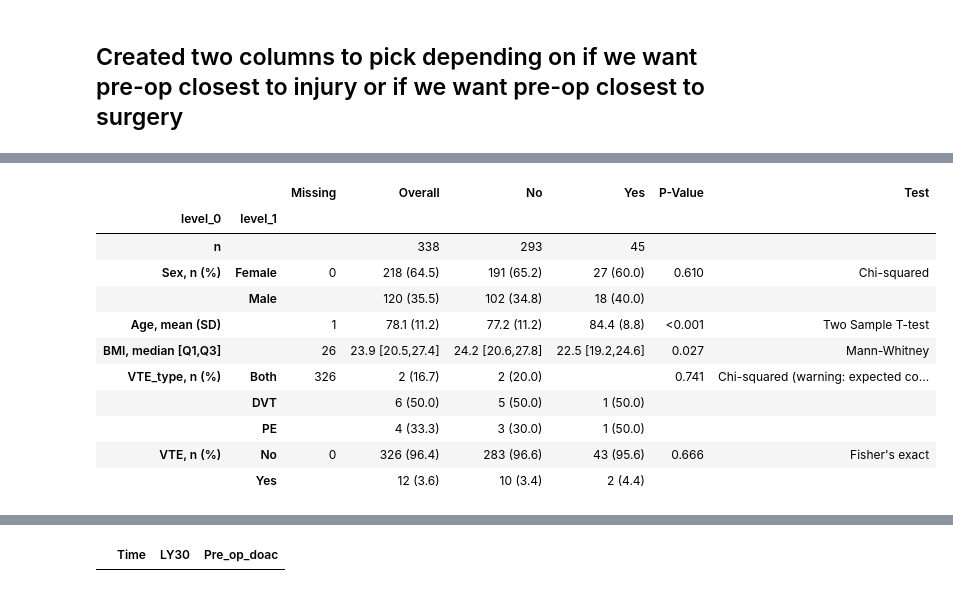
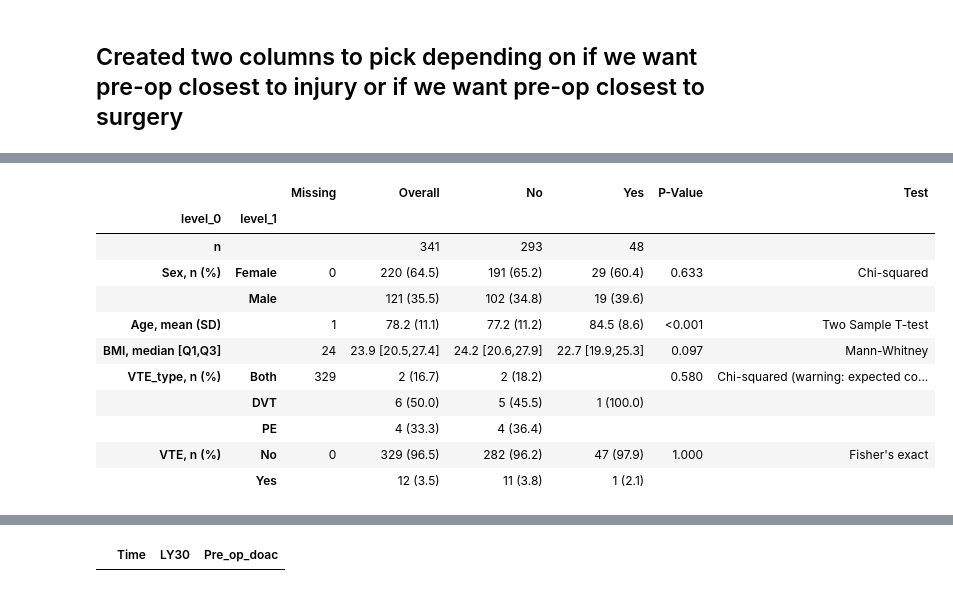
Before and after one commit to golpiraelmi/Classes, a Jupyter notebook: MyLittleProjcet_V2.ipynb, the cells around one changed output, grey strips where cells are left out. Saved outputs shown, nothing was run; the diff lists cells and outputs as text; code cells hidden in the pictures.

```diff
--- a/MyLittleProjcet_V2.ipynb
+++ b/MyLittleProjcet_V2.ipynb
@@ -341,24 +603,23 @@ df_blood_draws[df_blood_draws['closest_to_injury']=='Yes'].head()
 # %%
-df_demo=df_demo[df_demo['StudyID']!='HPA-048']
 columns = ['Sex', 'Age', 'BMI','VTE_type','VTE']
 groupby = 'Pre_op_doac'
 categorical = ['Sex','VTE_type','VTE']
 
 nonnormal=['BMI']
 display(my_tableone(df_demo, cols=columns, cats=categorical, non_norm=nonnormal, group=groupby))
 # %% [output]
 |  |  | Missing | Overall | No | Yes | P-Value | Test |
 | level_0 | level_1 |  |  |  |  |  |  |
-| n |  |  | 338 | 293 | 45 |  |  |
-| Sex, n (%) | Female | 0 | 218 (64.5) | 191 (65.2) | 27 (60.0) | 0.610 | Chi-squared |
-|  | Male |  | 120 (35.5) | 102 (34.8) | 18 (40.0) |  |  |
-| Age, mean (SD) |  | 1 | 78.1 (11.2) | 77.2 (11.2) | 84.4 (8.8) | <0.001 | Two Sample T-test |
-| BMI, median [Q1,Q3] |  | 26 | 23.9 [20.5,27.4] | 24.2 [20.6,27.8] | 22.5 [19.2,24.6] | 0.027 | Mann-Whitney |
-| VTE_type, n (%) | Both | 326 | 2 (16.7) | 2 (20.0) |  | 0.741 | Chi-squared (warning: expected co... |
-|  | DVT |  | 6 (50.0) | 5 (50.0) | 1 (50.0) |  |  |
-|  | PE |  | 4 (33.3) | 3 (30.0) | 1 (50.0) |  |  |
-| VTE, n (%) | No | 0 | 326 (96.4) | 283 (96.6) | 43 (95.6) | 0.666 | Fisher's exact |
-|  | Yes |  | 12 (3.6) | 10 (3.4) | 2 (4.4) |  |  |
+| n |  |  | 341 | 293 | 48 |  |  |
+| Sex, n (%) | Female | 0 | 220 (64.5) | 191 (65.2) | 29 (60.4) | 0.633 | Chi-squared |
+|  | Male |  | 121 (35.5) | 102 (34.8) | 19 (39.6) |  |  |
+| Age, mean (SD) |  | 1 | 78.2 (11.1) | 77.2 (11.2) | 84.5 (8.6) | <0.001 | Two Sample T-test |
+| BMI, median [Q1,Q3] |  | 24 | 23.9 [20.5,27.4] | 24.2 [20.6,27.9] | 22.7 [19.9,25.3] | 0.097 | Mann-Whitney |
+| VTE_type, n (%) | Both | 329 | 2 (16.7) | 2 (18.2) |  | 0.580 | Chi-squared (warning: expected co... |
+|  | DVT |  | 6 (50.0) | 5 (45.5) | 1 (100.0) |  |  |
+|  | PE |  | 4 (33.3) | 4 (36.4) |  |  |  |
+| VTE, n (%) | No | 0 | 329 (96.5) | 282 (96.2) | 47 (97.9) | 1.000 | Fisher's exact |
+|  | Yes |  | 12 (3.5) | 11 (3.8) | 1 (2.1) |  |  |
 # %%
 columns = ['R_time', 'K_time',  'MA', 'LY30', 'ACT','Alpha_Angle']
 groupby = 'Pre_op_doac'
```
Also changed, not shown: parts of 37 cells of this notebook.
